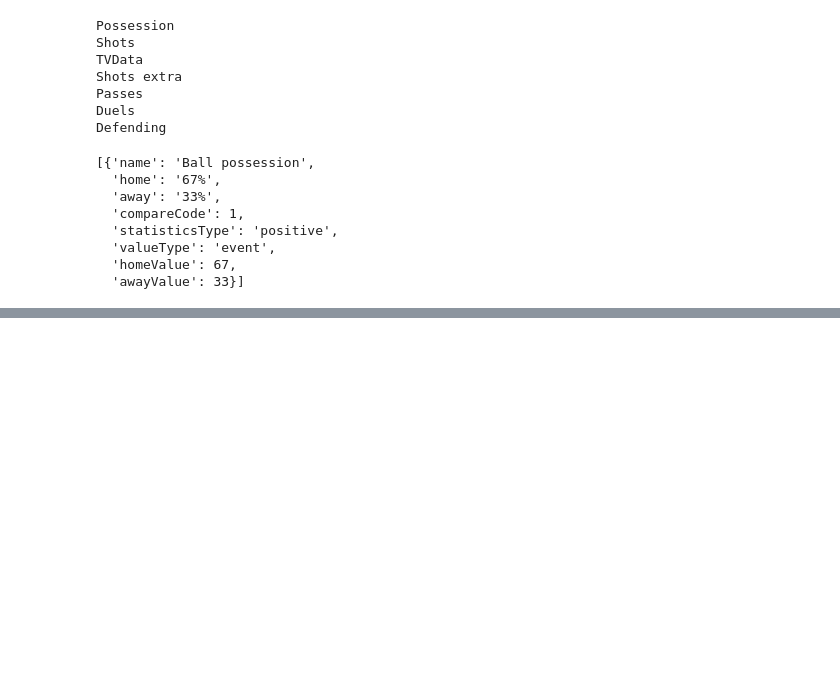
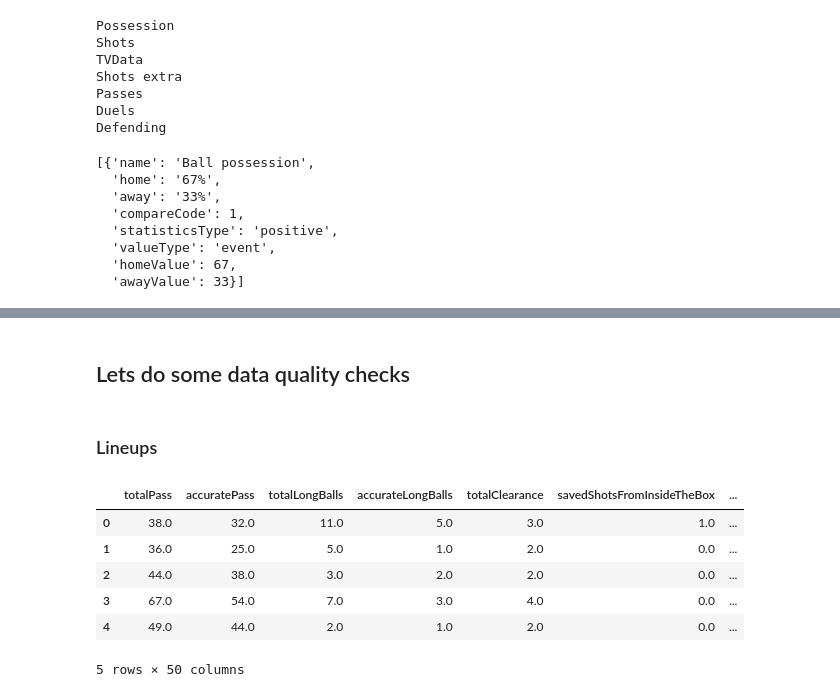
Before and after one commit to Zekda96/ligapro_analytics, a Jupyter notebook: drafting.ipynb, the cells around one changed output, grey strips where cells are left out. Saved outputs shown, nothing was run; the diff lists cells and outputs as text; code cells hidden in the pictures; blank space fills up the shorter version.

```diff
--- a/drafting.ipynb
+++ b/drafting.ipynb
@@ -89,0 +88,4 @@ pd.DataFrame(final_data)
+# %% [markdown]
+## Lets do some data quality checks
+# %% [markdown]
+### Lineups
@@ -89,0 +137,17 @@ pd.DataFrame(final_data)
+# %%
+import pandas as pd
+home = 'catolica'
+away = 'cumbaya'
+mw = 10
+
+lineups = 'data/matches/mw7/delfin_catolica_lineups.json'
+df = parse_json_lineups(file = f'{home}_{away}_lineups.json', base_dir = 'data/matches', week = f'mw{mw}')
+df.head()
+# %% [output]
+|  | totalPass | accuratePass | totalLongBalls | accurateLongBalls | totalClearance | savedShotsFromInsideTheBox | ... |
+| 0 | 38.0 | 32.0 | 11.0 | 5.0 | 3.0 | 1.0 | ... |
+| 1 | 36.0 | 25.0 | 5.0 | 1.0 | 2.0 | 0.0 | ... |
+| 2 | 44.0 | 38.0 | 3.0 | 2.0 | 2.0 | 0.0 | ... |
+| 3 | 67.0 | 54.0 | 7.0 | 3.0 | 4.0 | 0.0 | ... |
+| 4 | 49.0 | 44.0 | 2.0 | 1.0 | 2.0 | 0.0 | ... |
+5 rows × 50 columns
```
Also changed, not shown: parts of 42 cells of this notebook.
